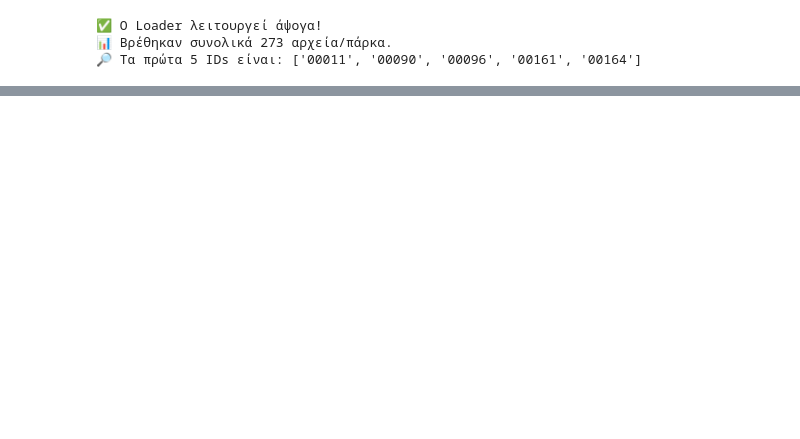
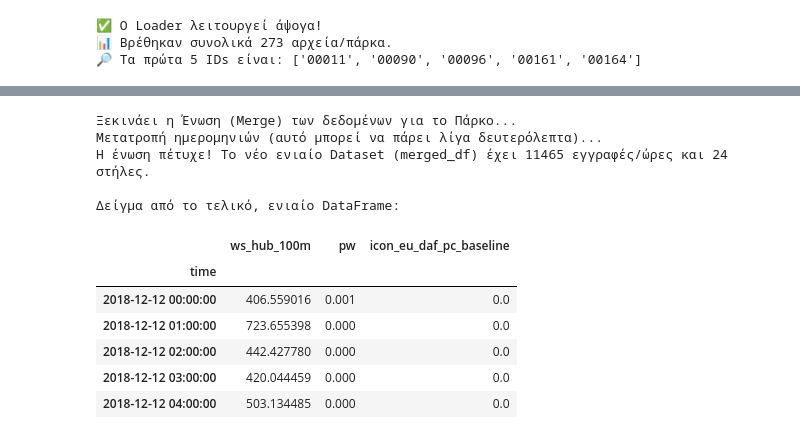
Before and after one commit to Dionysis33/WindPower_DigitalTwin, a Jupyter notebook: notebooks/02_kassel_exploration.ipynb, the cells around one changed output, grey strips where cells are left out. Drawn from its saved outputs; the diff is of its cells as text; code cells hidden in the pictures; blank space fills up the shorter version.

```diff
--- a/notebooks/02_kassel_exploration.ipynb
+++ b/notebooks/02_kassel_exploration.ipynb
@@ -127,0 +248,53 @@ print(f"🔎 Τα πρώτα 5 IDs είναι: {available_parks[:5]}")
+# %%
+import pandas as pd
+
+print("Ξεκινάει η Ένωση (Merge) των δεδομένων για το Πάρκο...")
+
+# 1. Εντοπισμός των στηλών χρόνου (Time columns)
+input_time_col = 'fcst_time' if 'fcst_time' in sample_df.columns else 'time'
+target_time_col = 'time'
+
+# 2. Ασφαλής Μετατροπή σε datetime (Επίλυση του ValueError)
+print("Μετατροπή ημερομηνιών (αυτό μπορεί να πάρει λίγα δευτερόλεπτα)...")
+sample_df[input_time_col] = pd.to_datetime(sample_df[input_time_col], dayfirst=True, format='mixed')
+target_df[target_time_col] = pd.to_datetime(target_df[target_time_col], dayfirst=True, format='mixed')
+
+# 3. Το πραγματικό Merge! (Inner Join)
+merged_df = pd.merge(
+    left=sample_df,
+    right=target_df,
+    left_on=input_time_col,
+    right_on=target_time_col,
+    how='inner'
+)
+
+# 4. Καθάρισμα: Διαγράφουμε τη διπλή στήλη χρόνου (αν δημιουργήθηκε)
+if input_time_col != target_time_col:
+    merged_df.drop(columns=[target_time_col], inplace=True)
+    merged_df.rename(columns={input_time_col: 'time'}, inplace=True)
+
+# 5. Ορίζουμε τον χρόνο ως το Ευρετήριο (Index)
+merged_df.set_index('time', inplace=True)
+
+print(f"Η ένωση πέτυχε! Το νέο ενιαίο Dataset (merged_df) έχει {merged_df.shape[0]} εγγραφές/ώρες και {merged_df.shape[1]} στήλες.")
+
+# 6. Εμφάνιση των κρίσιμων στηλών: Άνεμος vs Παραγωγή
+columns_to_show = ['ws_hub_100m', 'pw', 'icon_eu_daf_pc_baseline']
+
+available_cols = [c for c in columns_to_show if c in merged_df.columns]
+
+print("\nΔείγμα από το τελικό, ενιαίο DataFrame:")
+display(merged_df[available_cols].head())
+# %% [output]
+Ξεκινάει η Ένωση (Merge) των δεδομένων για το Πάρκο...
+Μετατροπή ημερομηνιών (αυτό μπορεί να πάρει λίγα δευτερόλεπτα)...
+Η ένωση πέτυχε! Το νέο ενιαίο Dataset (merged_df) έχει 11465 εγγραφές/ώρες και 24 στήλες.
+
+Δείγμα από το τελικό, ενιαίο DataFrame:
+|  | ws_hub_100m | pw | icon_eu_daf_pc_baseline |
+| time |  |  |  |
+| 2018-12-12 00:00:00 | 406.559016 | 0.001 | 0.0 |
+| 2018-12-12 01:00:00 | 723.655398 | 0.000 | 0.0 |
+| 2018-12-12 02:00:00 | 442.427780 | 0.000 | 0.0 |
+| 2018-12-12 03:00:00 | 420.044459 | 0.000 | 0.0 |
+| 2018-12-12 04:00:00 | 503.134485 | 0.000 | 0.0 |
```
Also changed, not shown: parts of 4 cells of this notebook.
